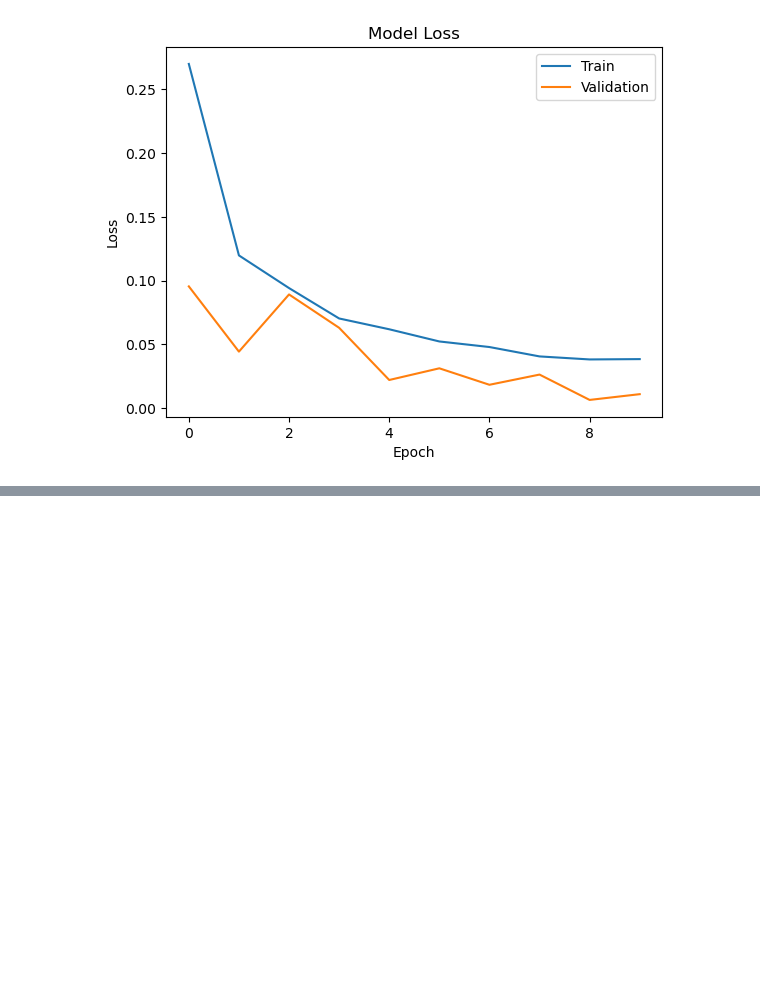
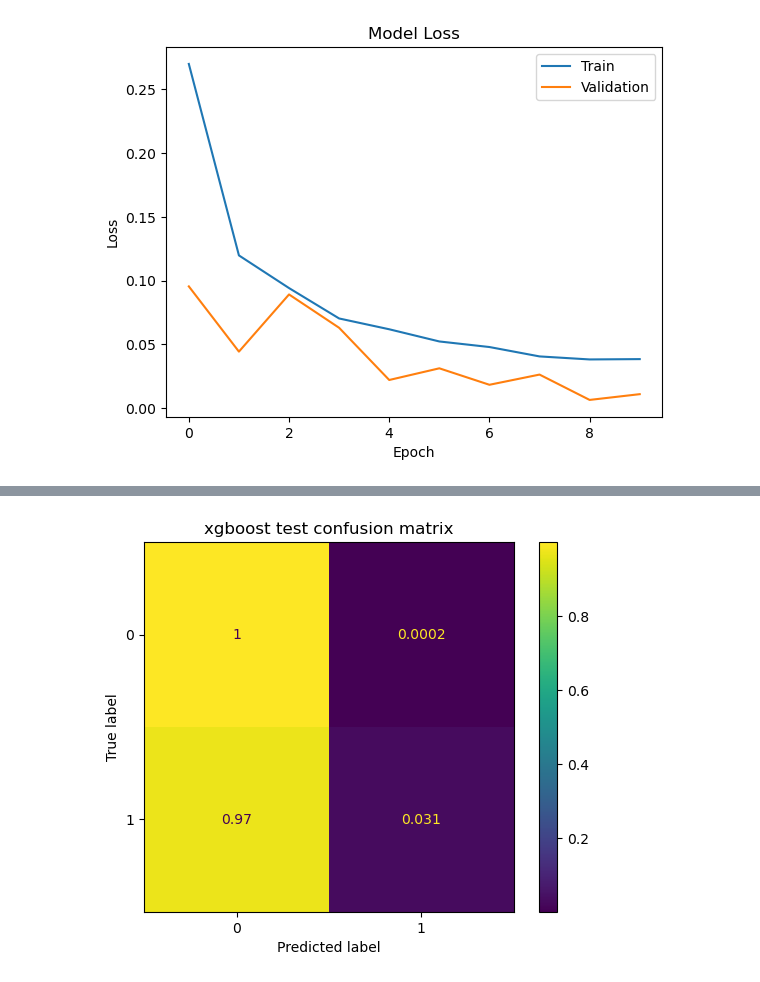
Before and after one commit to polly1110/Fake-Job-Detection, a Jupyter notebook: Neural_network_and_Modeling.ipynb, the cells around one changed output, grey strips where cells are left out. Cells and saved outputs as stored; diff of their text form; code cells hidden in the pictures; blank space fills up the shorter version.

Commit message:
add xgboosting

```diff
--- a/Neural_network_and_Modeling.ipynb
+++ b/Neural_network_and_Modeling.ipynb
@@ -765,5 +755,0 @@ predictions.shape
-# %%
-log_reg=LogisticRegression()
-log_reg.fit(X_rem_wv_smote,y_rem_smote)
-log_reg.predict(X_test_wv_df)
-coefficients=log_reg.coef_[0]
@@ -789,0 +781,27 @@ cof
+# %%
+# pipeline for XGBoost
+pipe_xg=imbPipeline([
+    ('scaler',StandardScaler()),
+    ('dim_reducer', PCA()),
+    ('classifier',XGBClassifier())
+])
+
+n_list_xg=list(range(100,1100,100))
+grid_xg=[{
+    'dim_reducer':[None],
+    'classifier__n_estimators':n_list_xg,
+    'classifier':[XGBClassifier(n_jobs=-1,max_depth=4)]
+},
+{   'dim_reducer':[PCA()],
+    'dim_reducer__n_components':[0.95, 0.9, 0.85, 0.8],
+    'classifier__n_estimators':n_list_xg,
+    'classifier__learning_rate':[0.01,0.05,0.1,0.2,0.3],
+    'classifier__colsample_bytree':[0.6,0.8,1],
+    'classifier':[XGBClassifier(n_jobs=-1,max_depth=4)]
+}
+]
+# %%
+# define GridSearch
+xg_wv_hv = HalvingGridSearchCV(pipe_xg, grid_xg, n_jobs=-1, min_resources="exhaust", factor=3,verbose=2)
+# %%
+xg_wv_fit=xg_wv_hv.fit(X_rem_wv_smote,y_rem_smote)
@@ -789,0 +846,6 @@ cof
+# %%
+ConfusionMatrixDisplay.from_estimator(xg_wv_fit,wv_X_test,y_test,normalize='true')
+plt.title('xgboost test confusion matrix')
+plt.show()
+# %% [output]
+[figure, added]
```
Also changed, not shown: parts of 32 cells of this notebook.
